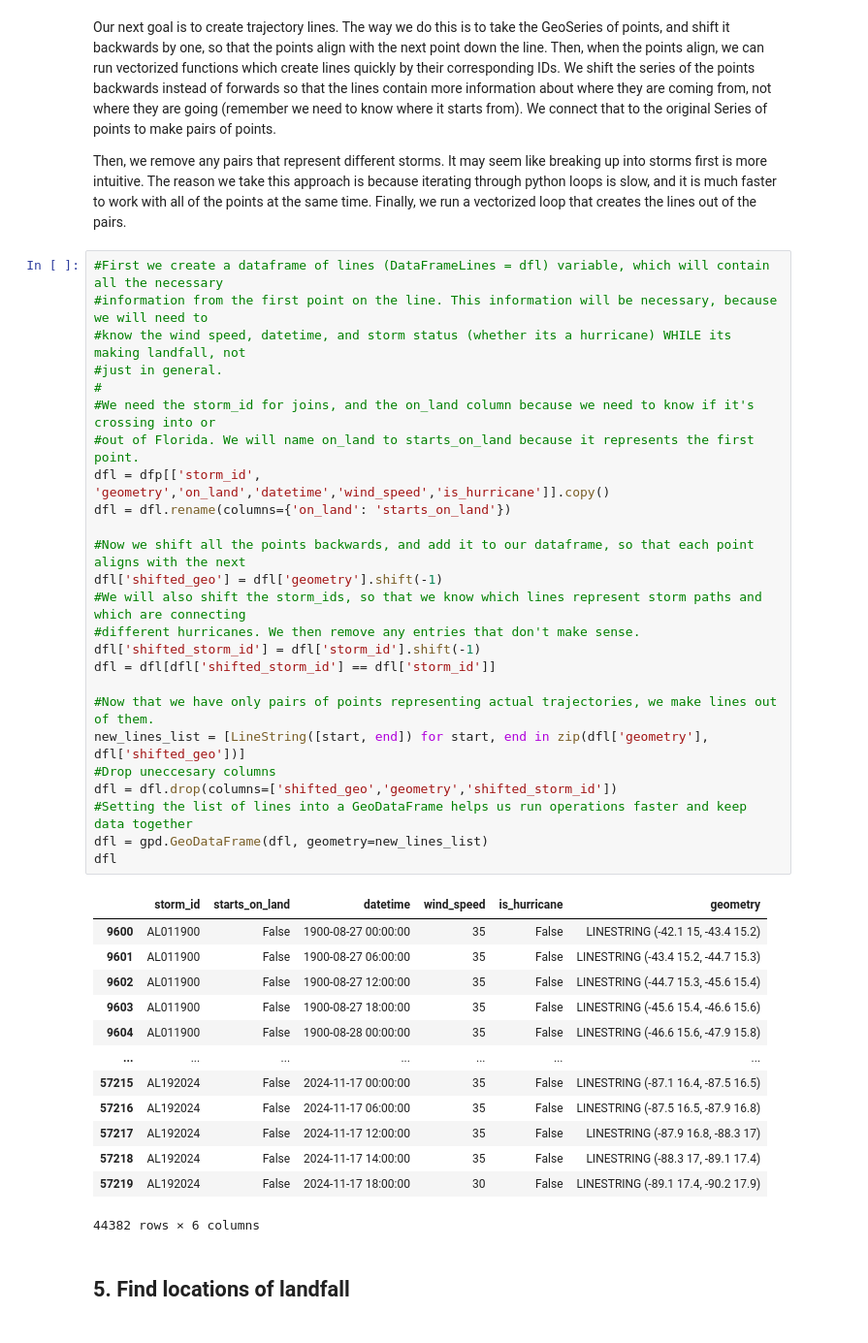
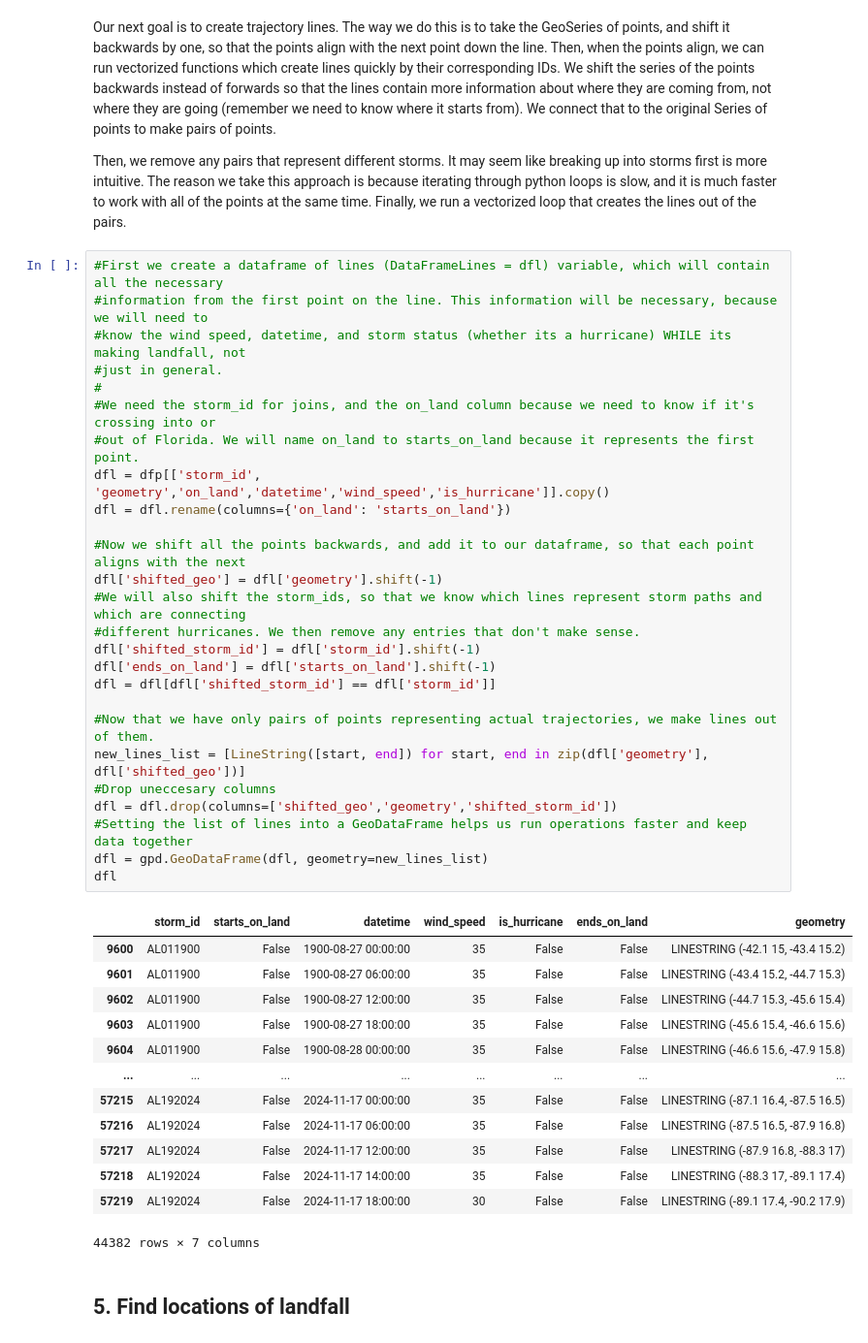
Before and after one commit to Benjreggio/HurdatFlorida, a Jupyter notebook: pythonEDA/datacreation.ipynb, the cells around one changed output. Shown at 97% size. Saved outputs shown, nothing was run; the diff lists cells and outputs as text.

```diff
--- a/pythonEDA/datacreation.ipynb
+++ b/pythonEDA/datacreation.ipynb
@@ -245,42 +245,43 @@ Then, we remove any pairs that represent different storms. It may seem like brea
 # %%
 #First we create a dataframe of lines (DataFrameLines = dfl) variable, which will contain all the necessary
 #information from the first point on the line. This information will be necessary, because we will need to
 #know the wind speed, datetime, and storm status (whether its a hurricane) WHILE its making landfall, not
 #just in general.
 #
 #We need the storm_id for joins, and the on_land column because we need to know if it's crossing into or
 #out of Florida. We will name on_land to starts_on_land because it represents the first point.
 dfl = dfp[['storm_id', 'geometry','on_land','datetime','wind_speed','is_hurricane']].copy()
 dfl = dfl.rename(columns={'on_land': 'starts_on_land'})
 
 #Now we shift all the points backwards, and add it to our dataframe, so that each point aligns with the next
 dfl['shifted_geo'] = dfl['geometry'].shift(-1)
 #We will also shift the storm_ids, so that we know which lines represent storm paths and which are connecting
 #different hurricanes. We then remove any entries that don't make sense.
 dfl['shifted_storm_id'] = dfl['storm_id'].shift(-1)
+dfl['ends_on_land'] = dfl['starts_on_land'].shift(-1)
 dfl = dfl[dfl['shifted_storm_id'] == dfl['storm_id']]
 
 #Now that we have only pairs of points representing actual trajectories, we make lines out of them.
 new_lines_list = [LineString([start, end]) for start, end in zip(dfl['geometry'], dfl['shifted_geo'])]
 #Drop uneccesary columns
 dfl = dfl.drop(columns=['shifted_geo','geometry','shifted_storm_id'])
 #Setting the list of lines into a GeoDataFrame helps us run operations faster and keep data together
 dfl = gpd.GeoDataFrame(dfl, geometry=new_lines_list)
 dfl
 # %% [output]
-|  | storm_id | starts_on_land | datetime | wind_speed | is_hurricane | geometry |
-| 9600 | AL011900 | False | 1900-08-27 00:00:00 | 35 | False | LINESTRING (-42.1 15, -43.4 15.2) |
-| 9601 | AL011900 | False | 1900-08-27 06:00:00 | 35 | False | LINESTRING (-43.4 15.2, -44.7 15.3) |
-| 9602 | AL011900 | False | 1900-08-27 12:00:00 | 35 | False | LINESTRING (-44.7 15.3, -45.6 15.4) |
-| 9603 | AL011900 | False | 1900-08-27 18:00:00 | 35 | False | LINESTRING (-45.6 15.4, -46.6 15.6) |
-| 9604 | AL011900 | False | 1900-08-28 00:00:00 | 35 | False | LINESTRING (-46.6 15.6, -47.9 15.8) |
-| ... | ... | ... | ... | ... | ... | ... |
-| 57215 | AL192024 | False | 2024-11-17 00:00:00 | 35 | False | LINESTRING (-87.1 16.4, -87.5 16.5) |
-| 57216 | AL192024 | False | 2024-11-17 06:00:00 | 35 | False | LINESTRING (-87.5 16.5, -87.9 16.8) |
-| 57217 | AL192024 | False | 2024-11-17 12:00:00 | 35 | False | LINESTRING (-87.9 16.8, -88.3 17) |
-| 57218 | AL192024 | False | 2024-11-17 14:00:00 | 35 | False | LINESTRING (-88.3 17, -89.1 17.4) |
-| 57219 | AL192024 | False | 2024-11-17 18:00:00 | 30 | False | LINESTRING (-89.1 17.4, -90.2 17.9) |
+|  | storm_id | starts_on_land | datetime | wind_speed | is_hurricane | ends_on_land | geometry |
+| 9600 | AL011900 | False | 1900-08-27 00:00:00 | 35 | False | False | LINESTRING (-42.1 15, -43.4 15.2) |
+| 9601 | AL011900 | False | 1900-08-27 06:00:00 | 35 | False | False | LINESTRING (-43.4 15.2, -44.7 15.3) |
+| 9602 | AL011900 | False | 1900-08-27 12:00:00 | 35 | False | False | LINESTRING (-44.7 15.3, -45.6 15.4) |
+| 9603 | AL011900 | False | 1900-08-27 18:00:00 | 35 | False | False | LINESTRING (-45.6 15.4, -46.6 15.6) |
+| 9604 | AL011900 | False | 1900-08-28 00:00:00 | 35 | False | False | LINESTRING (-46.6 15.6, -47.9 15.8) |
+| ... | ... | ... | ... | ... | ... | ... | ... |
+| 57215 | AL192024 | False | 2024-11-17 00:00:00 | 35 | False | False | LINESTRING (-87.1 16.4, -87.5 16.5) |
+| 57216 | AL192024 | False | 2024-11-17 06:00:00 | 35 | False | False | LINESTRING (-87.5 16.5, -87.9 16.8) |
+| 57217 | AL192024 | False | 2024-11-17 12:00:00 | 35 | False | False | LINESTRING (-87.9 16.8, -88.3 17) |
+| 57218 | AL192024 | False | 2024-11-17 14:00:00 | 35 | False | False | LINESTRING (-88.3 17, -89.1 17.4) |
+| 57219 | AL192024 | False | 2024-11-17 18:00:00 | 30 | False | False | LINESTRING (-89.1 17.4, -90.2 17.9) |
-44382 rows × 6 columns
+44382 rows × 7 columns
 # %% [markdown]
 ## 5. Find locations of landfall
 # %%
```
Also changed, not shown: parts of 5 cells of this notebook, 14 other files.
